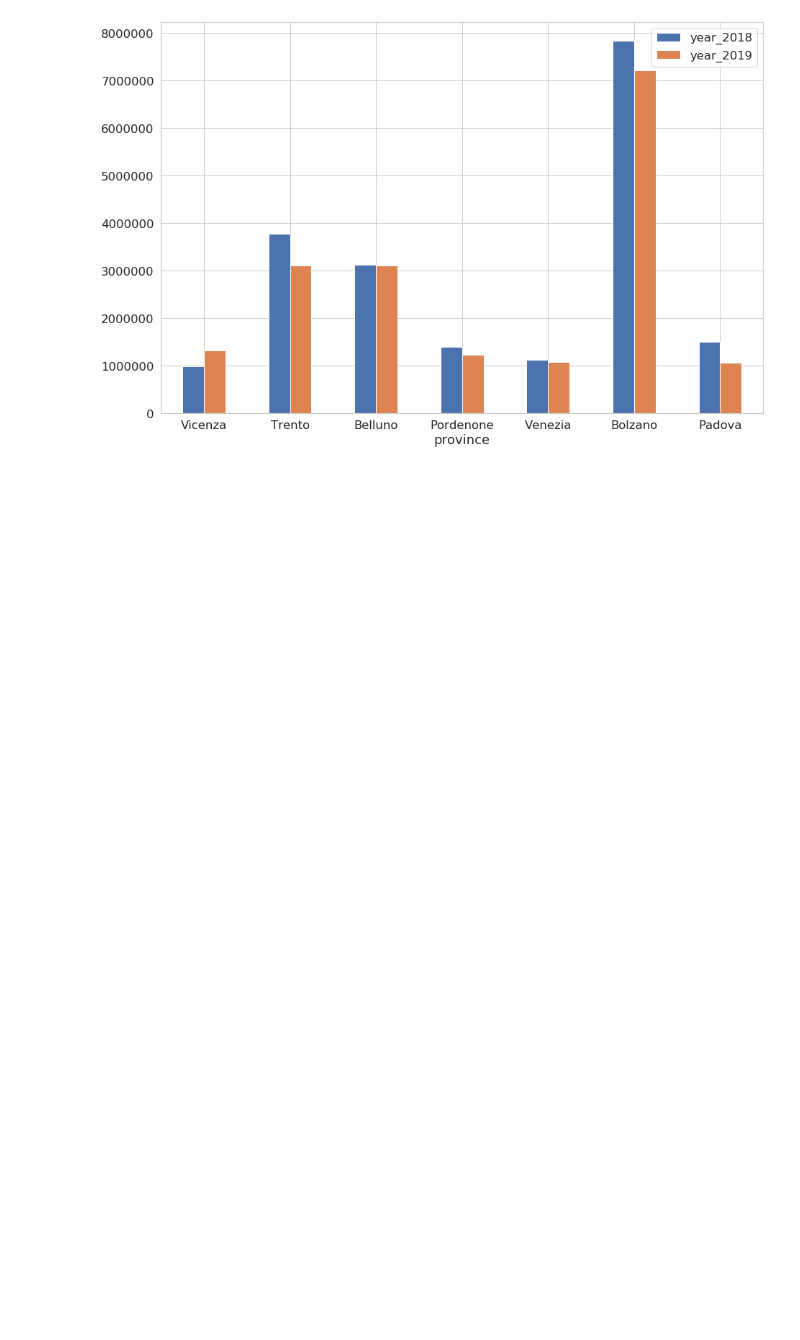
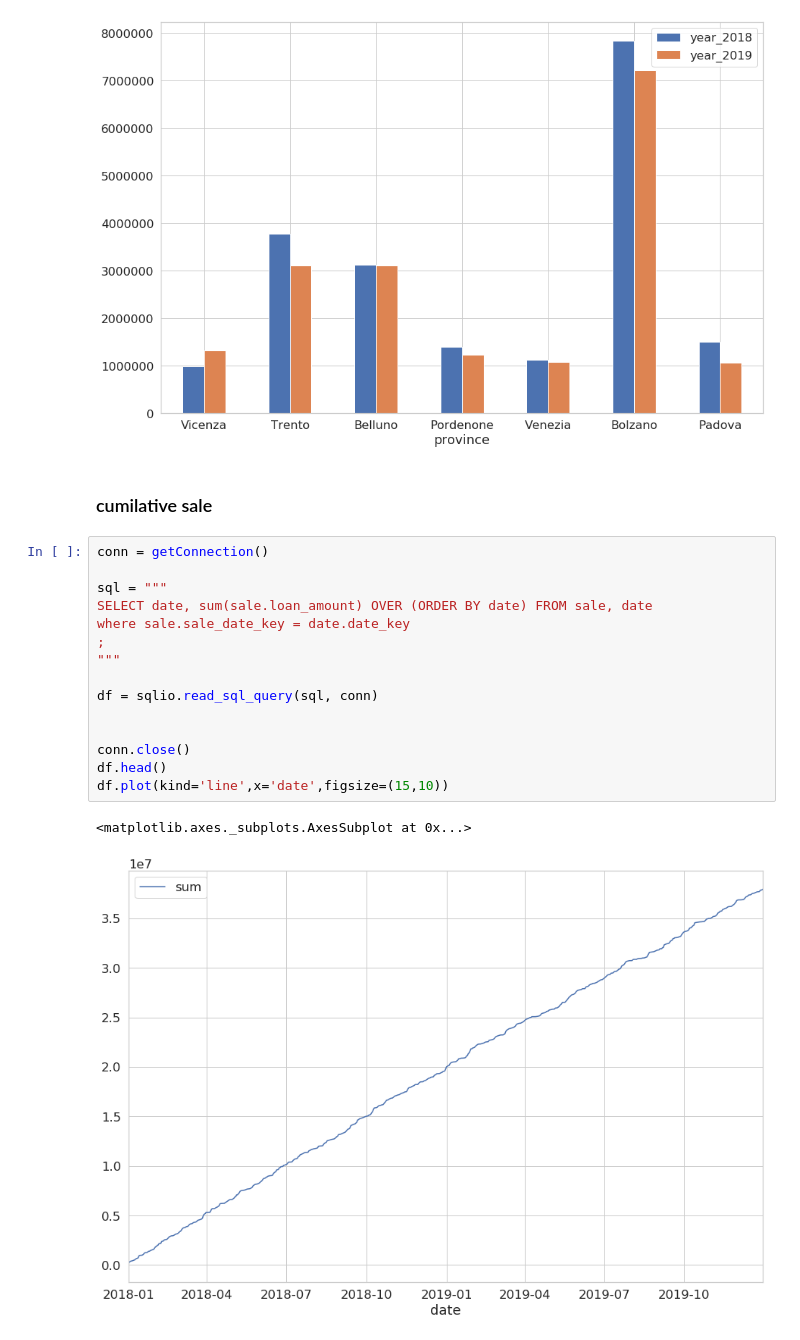
Before and after one commit to michalbogdanowicz/ADMT, a Jupyter notebook: Simple_visualiazations.ipynb, the cells around one changed output. Cells and saved outputs as stored; diff of their text form; blank space fills up the shorter version.

Commit message:
added sale graph

```diff
--- a/Simple_visualiazations.ipynb
+++ b/Simple_visualiazations.ipynb
@@ -263,3 +221,23 @@ df.plot.bar(figsize=(15,10), rot = 0)
 # %% [output]
 <matplotlib.axes._subplots.AxesSubplot at 0x...>
 [figure]
+# %% [markdown]
+### cumilative sale
+# %%
+conn = getConnection()
+
+sql = """
+SELECT date, sum(sale.loan_amount) OVER (ORDER BY date) FROM sale, date
+where sale.sale_date_key = date.date_key
+;
+"""
+
+df = sqlio.read_sql_query(sql, conn)
+
+
+conn.close()
+df.head()
+df.plot(kind='line',x='date',figsize=(15,10))
+# %% [output]
+<matplotlib.axes._subplots.AxesSubplot at 0x...>
+[figure, added]
```
Also changed, not shown: parts of 4 cells of this notebook.
